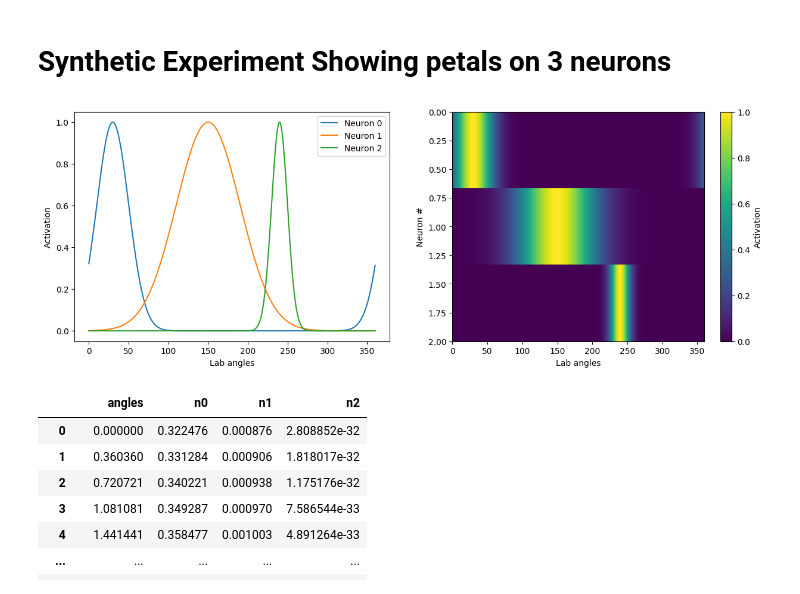
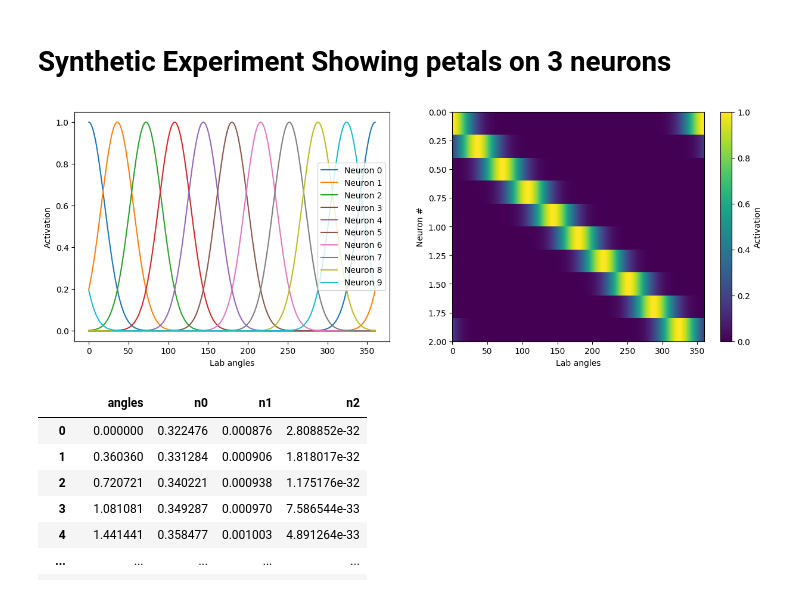
Before and after one commit to geometric-intelligence/neurometry, a Jupyter notebook: neuralgeom/notebooks/07_plot_neural_manifolds.ipynb, the cells around one changed output. Drawn from its saved outputs; the diff is of its cells as text; code cells hidden in the pictures.

Commit message:
place cell processing

```diff
--- a/neuralgeom/notebooks/07_plot_neural_manifolds.ipynb
+++ b/neuralgeom/notebooks/07_plot_neural_manifolds.ipynb
@@ -122,10 +122,13 @@ def create_bumps_array(positions, widths, num_angles):
 
     return place_fields, fig
 # %%
-place_fields, fig = create_bumps_array([30, 150, 240], [20, 40, 10], 1000)
+positions = np.arange(0,360,36)
+widths = 20*np.ones_like(positions)
+
+place_fields, fig = create_bumps_array(positions, widths, 1000)
 # fig.savefig("notebooks/figures/synthetic_activations.svg")
 # %% [output]
-[figure, old version]
+[figure, new version]
 # %%
 n0, n1, n2 = place_fields
 
```
Also changed, not shown: parts of 14 cells of this notebook, 12 other files.
